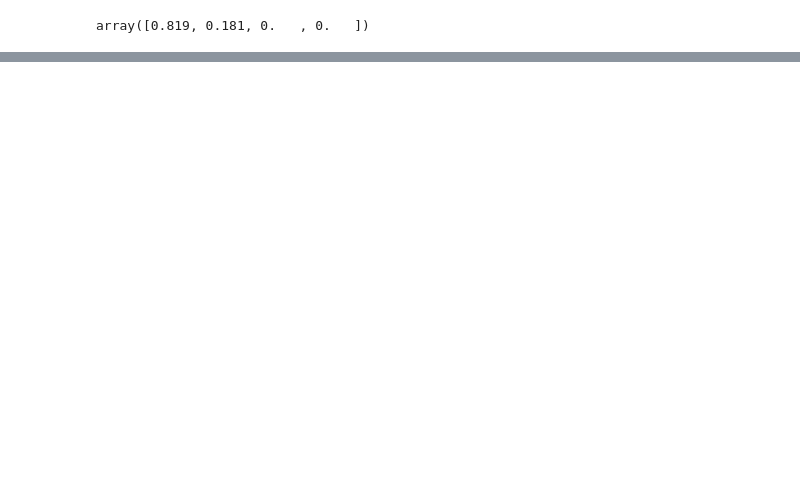
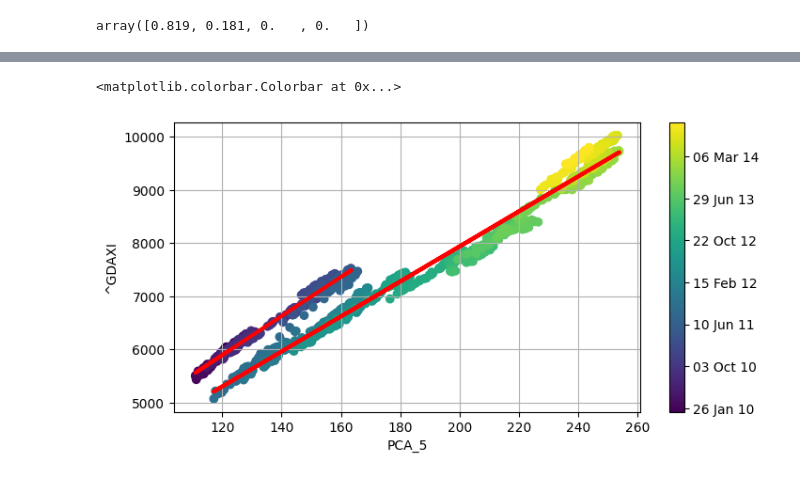
Before and after one commit to casslee1351/Finance-Portfolio, a Jupyter notebook: finance_portfolio_examples.ipynb, the cells around one changed output, grey strips where cells are left out. Saved outputs shown, nothing was run; the diff lists cells and outputs as text; code cells hidden in the pictures; blank space fills up the shorter version.

```diff
--- a/finance_portfolio_examples.ipynb
+++ b/finance_portfolio_examples.ipynb
@@ -635,0 +744,23 @@ array([0.819, 0.181, 0.   , 0.   ])
+# %%
+cut_date = '2011-07-01'
+early_pca = dax[dax.index < cut_date]['PCA_5']
+early_reg = np.polyval(np.polyfit(early_pca,
+                                  dax['^GDAXI'][dax.index < cut_date], 1),
+                                  early_pca)
+# %%
+late_pca = dax[dax.index >= cut_date]['PCA_5']
+late_reg = np.polyval(np.polyfit(late_pca,
+                                  dax['^GDAXI'][dax.index >= cut_date], 1),
+                                  late_pca)
+# %%
+plt.figure(figsize=(8, 4))
+plt.scatter(dax['PCA_5'], dax['^GDAXI'], c=mpl_dates)
+plt.plot(early_pca, early_reg, 'r', lw=3)
+plt.plot(late_pca, late_reg, 'r', lw=3)
+plt.grid(True)
+plt.xlabel('PCA_5')
+plt.ylabel('^GDAXI')
+plt.colorbar(ticks=mpl.dates.DayLocator(interval=250), format=mpl.dates.DateFormatter('%d %b %y'))
+# %% [output]
+<matplotlib.colorbar.Colorbar at 0x...>
+[figure, added]
```
Also changed, not shown: parts of 36 cells of this notebook.
